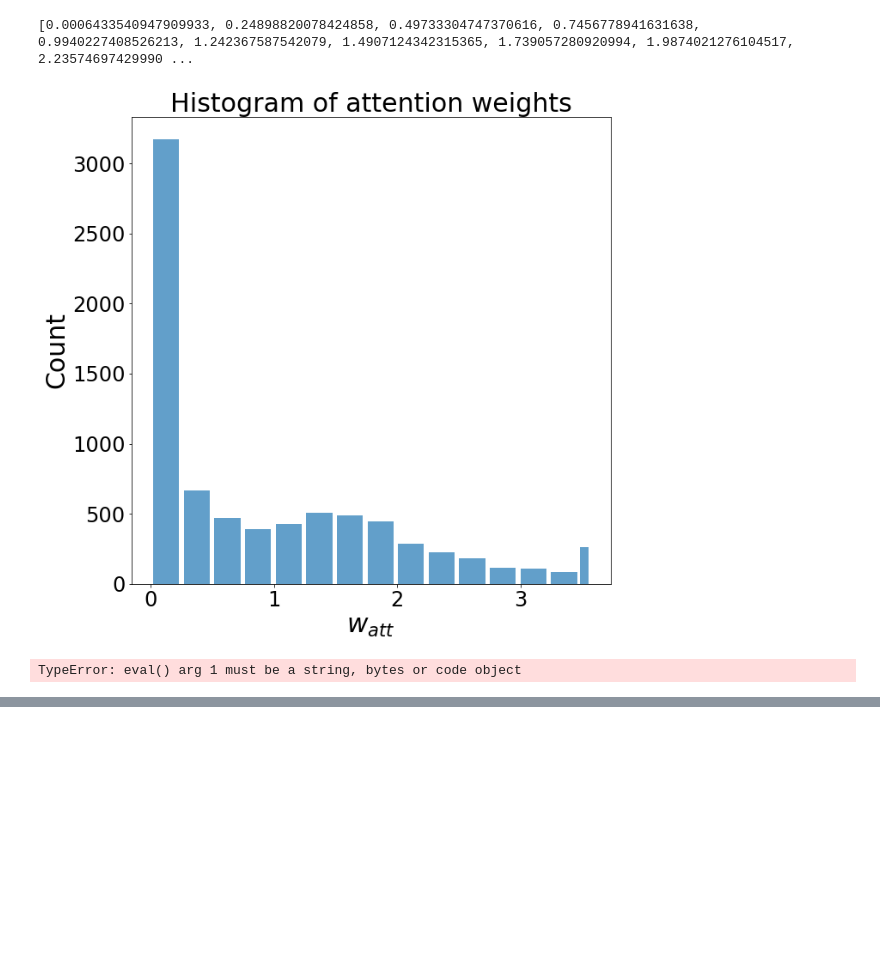
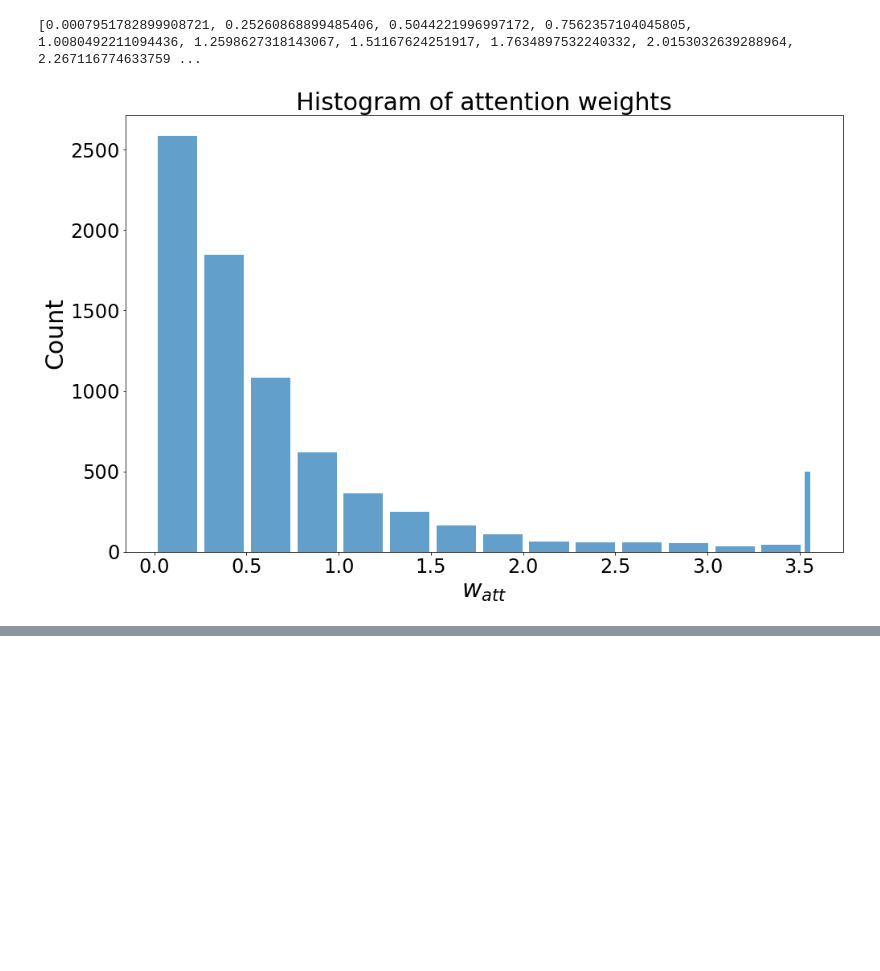
Before and after one commit to AgenoDrei/pad_classification, a Jupyter notebook: analysis_visualize_results.py.ipynb, the cells around one changed output, grey strips where cells are left out. Saved outputs shown, nothing was run; the diff lists cells and outputs as text; code cells hidden in the pictures; blank space fills up the shorter version.

```diff
--- a/analysis_visualize_results.py.ipynb
+++ b/analysis_visualize_results.py.ipynb
@@ -26,9 +26,11 @@ plt.rc('legend', fontsize=MEDIUM_SIZE)    # legend fontsize
 plt.rc('figure', titlesize=BIGGER_SIZE)  # fontsize of the figure title
 plt.rc('lines', linewidth=5)
 
-WORKING_FILE = '/home/simon/Documents/20210531_799_ablation/fusion/fused.csv'
+#WORKING_FILE = '/home/simon/Documents/20210531_799_ablation/fusion/fused.csv'
+WORKING_FILE = '/home/simon/Documents/20210719_299_ablation/fused.csv'
 OUTPUT_FOLDER = '/home/simon/Pictures/Attention Maps 799/'
 CUR_DATE = datetime.today().strftime("%Y%m%d")
+SWITCH_CLASSES = True
 # %%
 # Histogram of attention weights
 def reject_outliers(data, m=2):
@@ -45,76 +47,41 @@ def get_normalized_weights(df, col_idx = 5, mode='extend'):
             acc_attention_weights.append(weights)
 
     #print(f'Number of attention weights: {len(acc_attention_weights) if mode=="extend" else len(acc_attention_weights[0])}, 'f' Number of Batches: {len(df_att)}')
     att_w = np.array(acc_attention_weights)
     return att_w
 
 #att_w = reject_outliers(att_w, m=2)
 
 num_bins = 150
 upper_value = 3.56
 #df_att = pd.read_csv('/home/simon/Code/krepelschrofen/MasterThesis/docs/training_mil_avg_0.744_0.700.csv')
 #df_att = pd.read_csv('~/Code/krepelschrofen/pad_classification/20201210_1635_fold5_PAD/49_last_pad_model_0.615.csv')
 df_att = pd.read_csv(WORKING_FILE)
 att_w = get_normalized_weights(df_att)
 
 _, bin_edges = np.histogram(att_w, bins=num_bins)
 bin_edges = [b for b in bin_edges if b < upper_value] + [upper_value]
 att_w[att_w >= upper_value] = upper_value
 print(bin_edges)
 
-fig = plt.figure(figsize=(10., 10.))
+fig = plt.figure(figsize=(16, 10))
 plt.hist(att_w, density=False, alpha=0.7, rwidth=0.85, bins=bin_edges)
 #mn, mx = plt.xlim()
 #kde_xs = np.linspace(mn, mx, 301)
 #kde = st.gaussian_kde(att_w)
 #plt.plot(kde_xs, kde.pdf(kde_xs), label="PDF")
 plt.ylabel('Count')
 plt.xlabel('$w_{att}$')
 plt.title("Histogram of attention weights")
 plt.savefig(os.path.join('/home/simon/Pictures', f'{CUR_DATE}_Histogram of attention weights.png'))
+
+if SWITCH_CLASSES:
+    df_att['label'] = df_att['label'].replace({0:1, 1:0})
+    df_att['prediction'] = df_att['prediction'].replace({0:1, 1:0})
+    df_att['probability'] = 1.0 - df_att['probability']
 # %% [output]
-[0.0006433540947909933, 0.24898820078424858, 0.49733304747370616, 0.7456778941631638, 0.9940227408526213, 1.242367587542079, 1.4907124342315365, 1.739057280920994, 1.9874021276104517, 2.23574697429990 ...
+[0.0007951782899908721, 0.25260868899485406, 0.5044221996997172, 0.7562357104045805, 1.0080492211094436, 1.2598627318143067, 1.51167624251917, 1.7634897532240332, 2.0153032639288964, 2.267116774633759 ...
-[figure, old version]
+[figure, new version]
-# %%
-# Attention weight gallery
-img_path = '/home/simon/Pictures/val'
-num_images = 5
-
-def get_weighted_filtered_image_list(labels_df, conf_th = 0.01, dev_th = 2):
-    weighted_samples = []
-    for row in labels_df.itertuples():
-        weights = eval(row[5])
-        frames = eval(row[6])
-        confidence = row[4]
-        if conf_th <= confidence <= (1. - conf_th):
-            continue
-        weights = [w * len(weights) for w in weights]
-        weighted_samples.extend(list(zip(weights, frames)))
-
-    mean, std = np.mean(np.array([w for w, _ in weighted_samples])), np.std(np.array([w for w, _ in weighted_samples]))
-    weighted_samples = sorted(weighted_samples, key=lambda d: d[0])
-    weighted_samples = [sample for sample in weighted_samples if sample[0] - mean < dev_th * std]
-    #print(weighted_samples[-4:], len(weighted_samples))
-    return weighted_samples
-
-def draw_image_grid(base, images, rows_cols=(2, 2)):
-    fig = plt.figure(figsize=(16., 16.))
-    grid = ImageGrid(fig, 111, rows_cols, axes_pad=0.1) # similar to subplot(111)
-
-    for ax, im in zip(grid, images[:rows_cols[0]*rows_cols[1]]): # Iterating over the grid returns the Axes
-        img = io.imread(os.path.join(base, im))
-        img = transform.resize(img, (800, 800))
-        ax.axis('off')
-        ax.imshow(img)
-    plt.show()
-
-random.seed(1)
-w_samples = get_weighted_filtered_image_list(df_att, dev_th = 1000, conf_th=0.01)
-sample_iv = int(len(w_samples) * 0.1)
-draw_image_grid(img_path, [p[0] for _, p in (random.sample(w_samples[:sample_iv], num_images) + random.sample(w_samples[-sample_iv:], num_images))], rows_cols=(2, num_images))
-#draw_image_grid(img_path, [p[0] for _, p in w_samples[-4:]], rows_cols=(1, 4))
-# %% [output]
-TypeError: eval() arg 1 must be a string, bytes or code object
 # %%
 # calc ROC AUC
 def get_roc_values(path, no_skill = False, group_by_patient=False):
```
Also changed, not shown: parts of 3 cells of this notebook, 3 other files.
